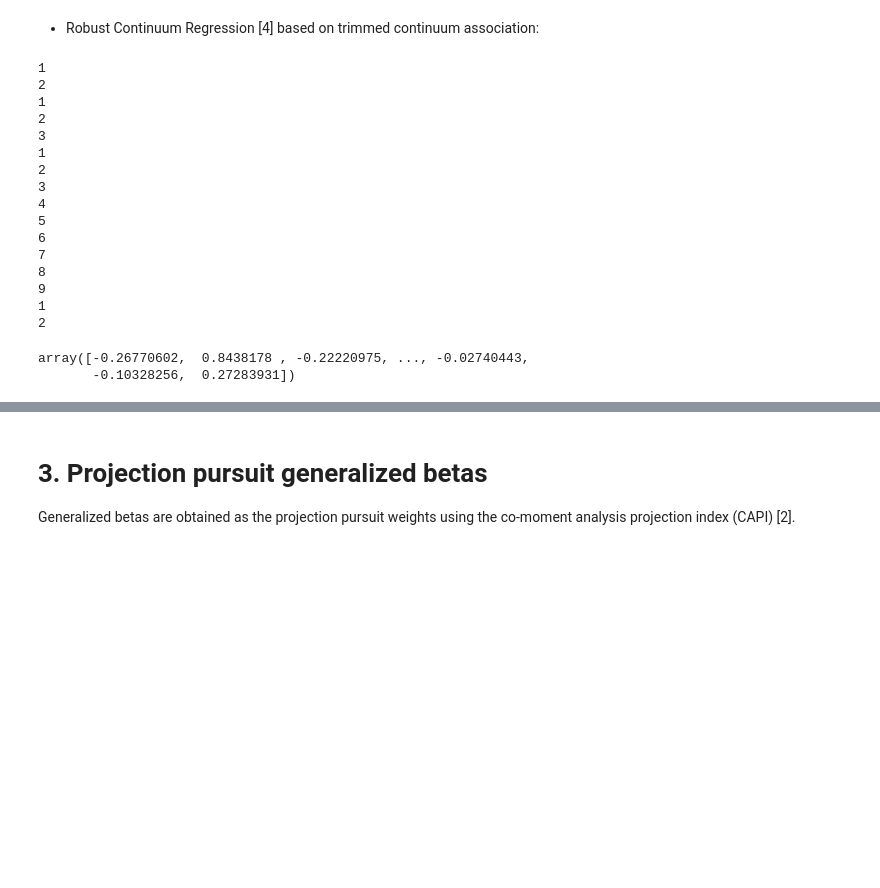
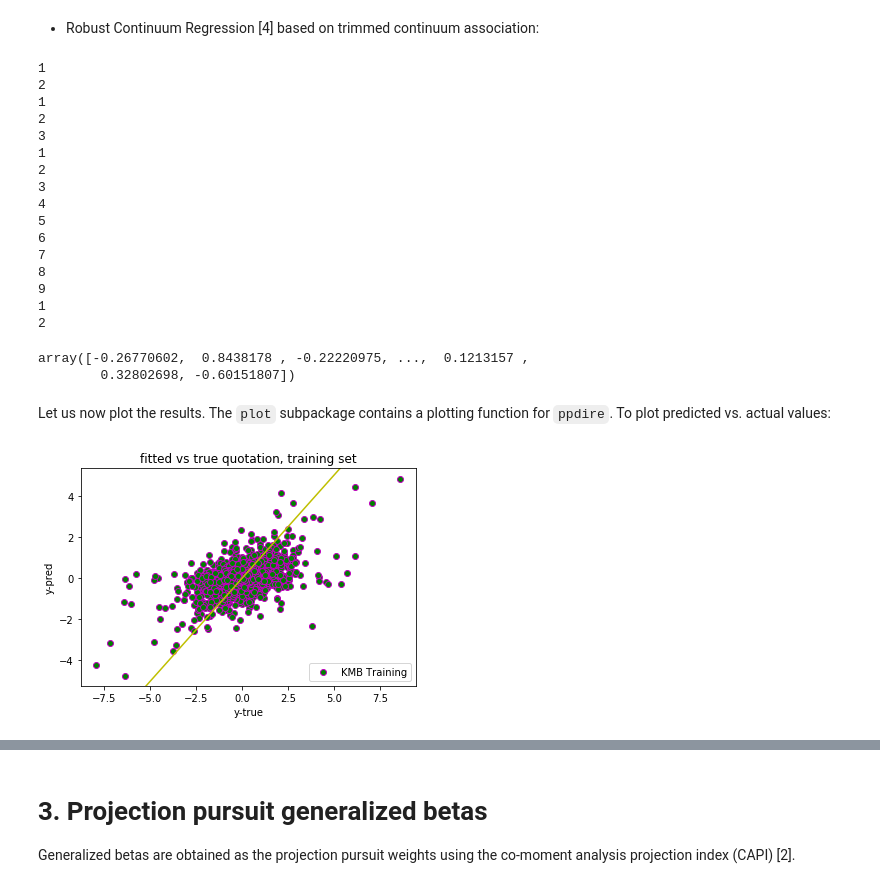
Before and after one commit to SvenSerneels/direpack, a Jupyter notebook: examples/ppdire_example.ipynb, the cells around one changed output, grey strips where cells are left out. Saved outputs shown, nothing was run; the diff lists cells and outputs as text; code cells hidden in the pictures; blank space fills up the shorter version.

```diff
--- a/examples/ppdire_example.ipynb
+++ b/examples/ppdire_example.ipynb
@@ -234,7 +234,7 @@ rcr.fit(X,y=y,regopt='robust')
 rcr.x_loadings_
 rcr.x_scores_
 rcr.coef_scaled_
-rcr.predict(X)
+rcr.predict(X[:2666])
 # %% [output]
 1
 2
@@ -252,5 +252,13 @@ rcr.predict(X)
 9
 1
 2
-array([-0.26770602,  0.8438178 , -0.22220975, ..., -0.02740443,
-       -0.10328256,  0.27283931])
+array([-0.26770602,  0.8438178 , -0.22220975, ...,  0.1213157 ,
+        0.32802698, -0.60151807])
+# %% [markdown]
+Let us now plot the results. The `plot` subpackage contains a plotting function for `ppdire`. To plot predicted vs. actual values:
+# %%
+from direpack import ppdire_plot
+dr_plot=ppdire_plot(rcr,['w','w','g','y','m','b','k'])
+dr_plot.plot_yyp(label='KMB',title='fitted vs true quotation, training set')
+# %% [output]
+[figure, added]
```
Also changed, not shown: parts of 3 cells of this notebook, 9 other files.
